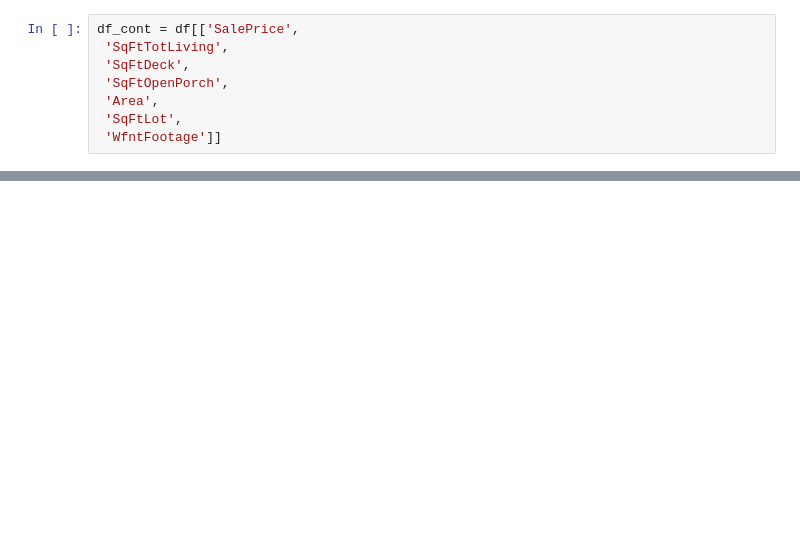
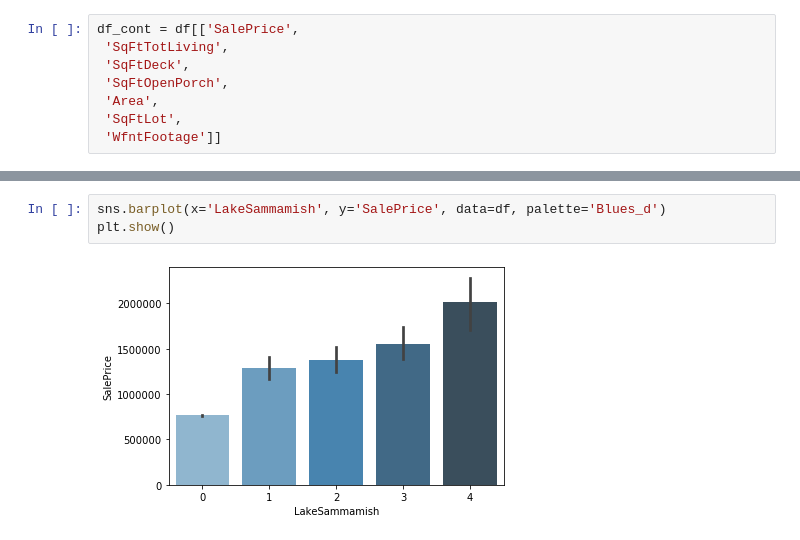
Before and after one commit to howen7/KingHousing, a Jupyter notebook: notebooks/exploratory/one_hot_test.ipynb, the cells around one changed output, grey strips where cells are left out. Cells and saved outputs as stored; diff of their text form; blank space fills up the shorter version.

```diff
--- a/notebooks/exploratory/one_hot_test.ipynb
+++ b/notebooks/exploratory/one_hot_test.ipynb
@@ -71,0 +141,5 @@ final_df.to_json('../Data/combined_onehot.json')
+# %%
+sns.barplot(x='LakeSammamish', y='SalePrice', data=df, palette='Blues_d')
+plt.show()
+# %% [output]
+[figure, added]
```
Also changed, not shown: parts of 28 cells of this notebook, 10 other files.
